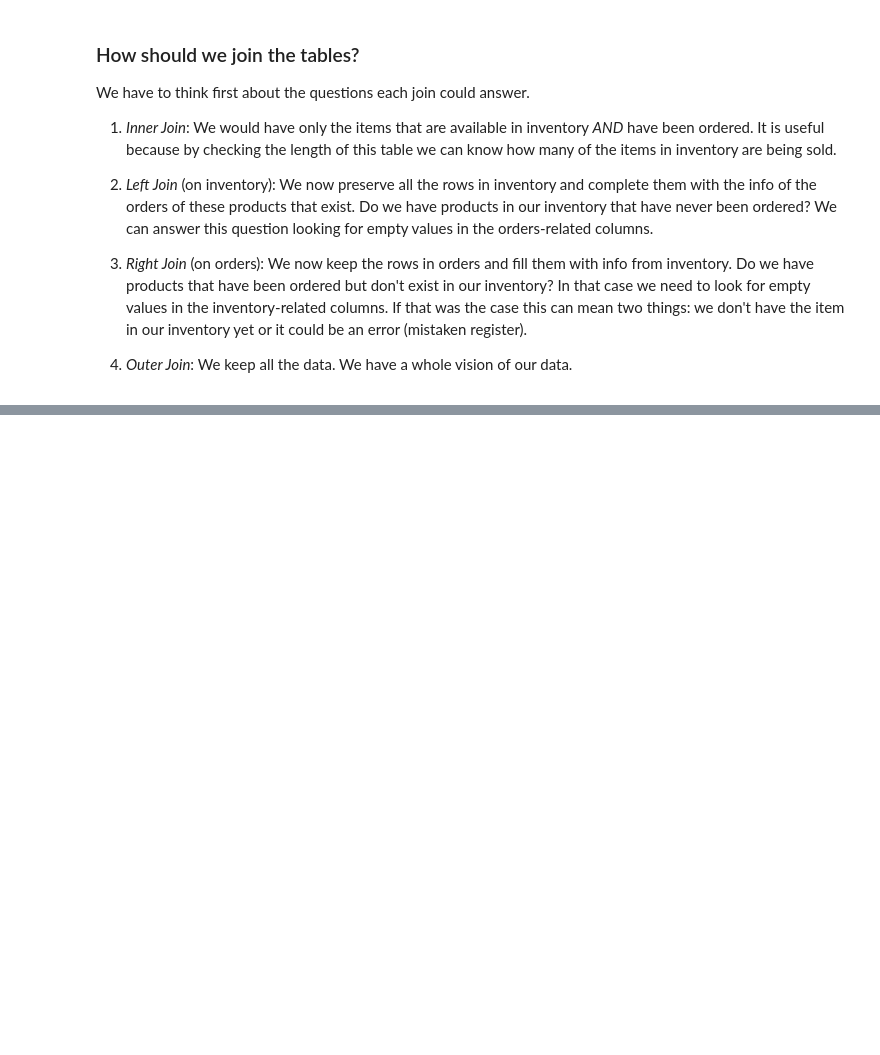
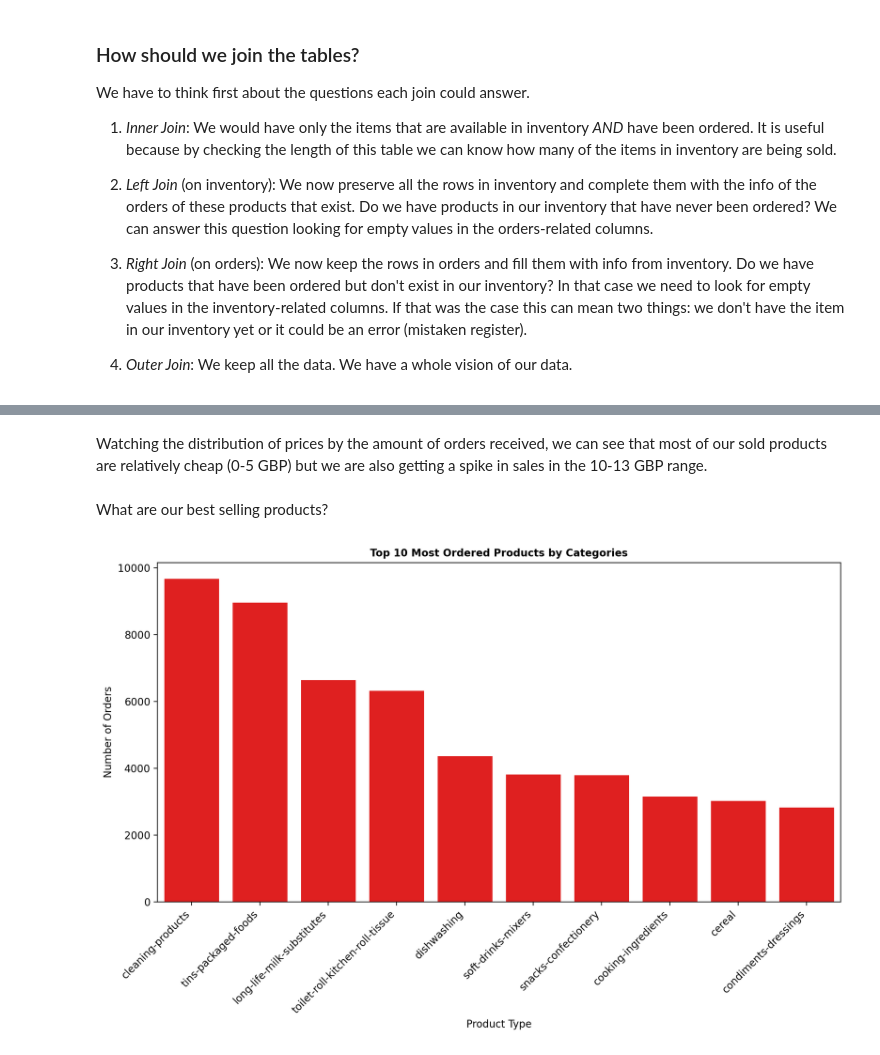
Before and after one commit to carleondel/zrive-ds, a Jupyter notebook: src/module_2/module_2_EDA.ipynb, the cells around one changed output, grey strips where cells are left out. Cells and saved outputs as stored; diff of their text form; code cells hidden in the pictures; blank space fills up the shorter version.

```diff
--- a/src/module_2/module_2_EDA.ipynb
+++ b/src/module_2/module_2_EDA.ipynb
@@ -502,0 +373,17 @@ As we can see, we are a e-commerce specialized in vegan, eco, etc markets.
+# %% [markdown]
+Watching the distribution of prices by the amount of orders received, we can see that most of our sold products are relatively cheap (0-5 GBP) but we are also getting a spike in sales in the 10-13 GBP range.
+# %% [markdown]
+What are our best selling products?
+# %%
+# We get the top 10 sales
+top_10_sales = orders_complete['product_type'].value_counts()[:10]
+
+plt.figure(figsize=(12, 6), dpi=200)
+sns.countplot(data = orders_complete, x='product_type', order=top_10_sales.index, color='red')
+plt.xlabel('Product Type')
+plt.ylabel('Number of Orders')
+plt.title('Top 10 Most Ordered Products by Categories', fontsize =10, fontweight = 'bold')
+plt.xticks(rotation=45, ha='right')  # Rotate x axis tags
+plt.show()
+# %% [output]
+[figure, added]
```
Also changed, not shown: parts of 74 cells of this notebook, 14 other files.
